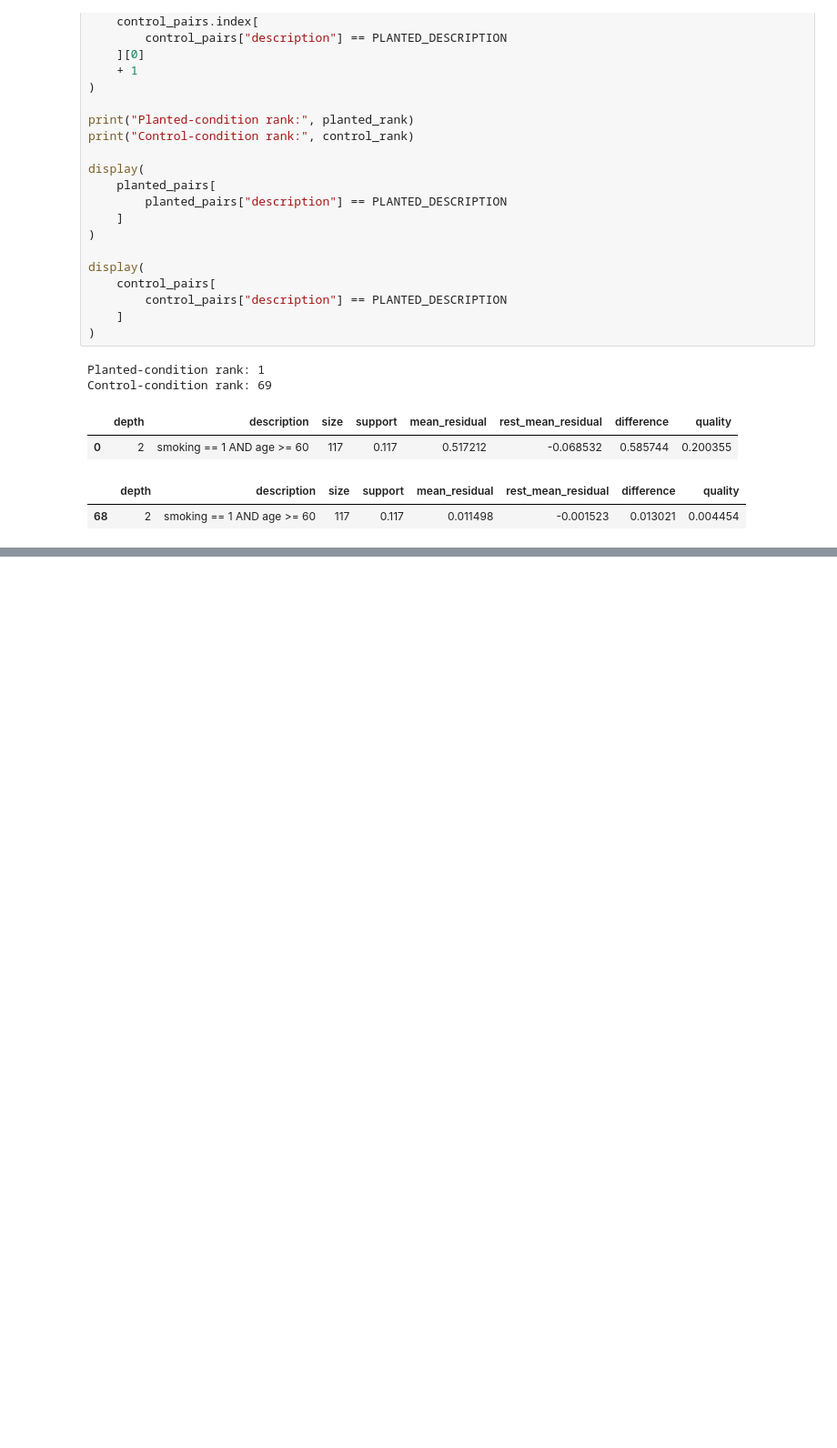
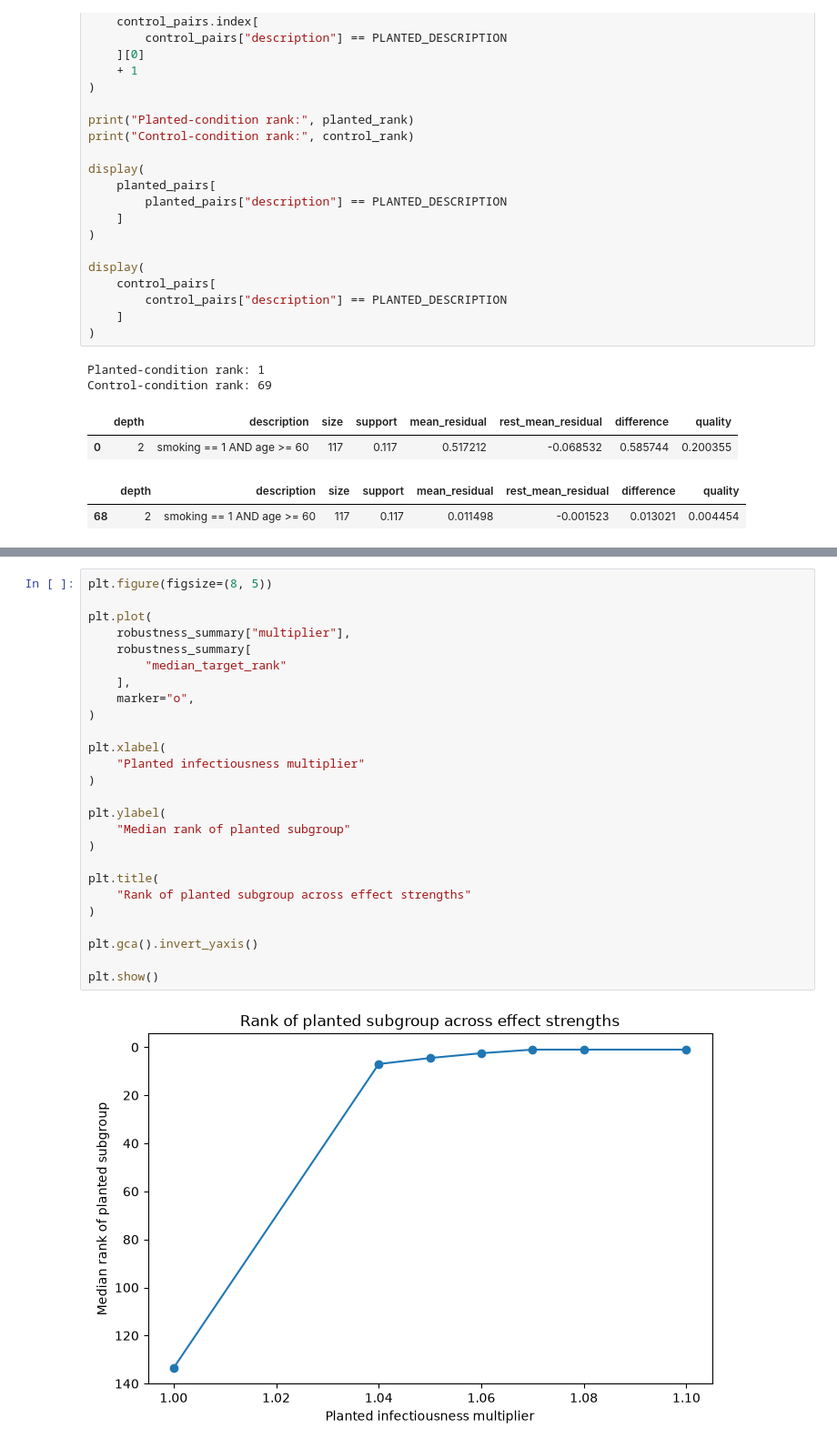
Before and after one commit to kustersjarl/sir-graph-emm, a Jupyter notebook: notebooks/simulation_test.ipynb, the cells around one changed output, grey strips where cells are left out. Shown at 91% size. Saved outputs shown, nothing was run; the diff lists cells and outputs as text; blank space fills up the shorter version.

```diff
--- a/notebooks/simulation_test.ipynb
+++ b/notebooks/simulation_test.ipynb
@@ -553,0 +1202,28 @@ Control-condition rank: 69
+# %%
+plt.figure(figsize=(8, 5))
+
+plt.plot(
+    robustness_summary["multiplier"],
+    robustness_summary[
+        "median_target_rank"
+    ],
+    marker="o",
+)
+
+plt.xlabel(
+    "Planted infectiousness multiplier"
+)
+
+plt.ylabel(
+    "Median rank of planted subgroup"
+)
+
+plt.title(
+    "Rank of planted subgroup across effect strengths"
+)
+
+plt.gca().invert_yaxis()
+
+plt.show()
+# %% [output]
+[figure, added]
```
Also changed, not shown: parts of 65 cells of this notebook, 6 other files.
